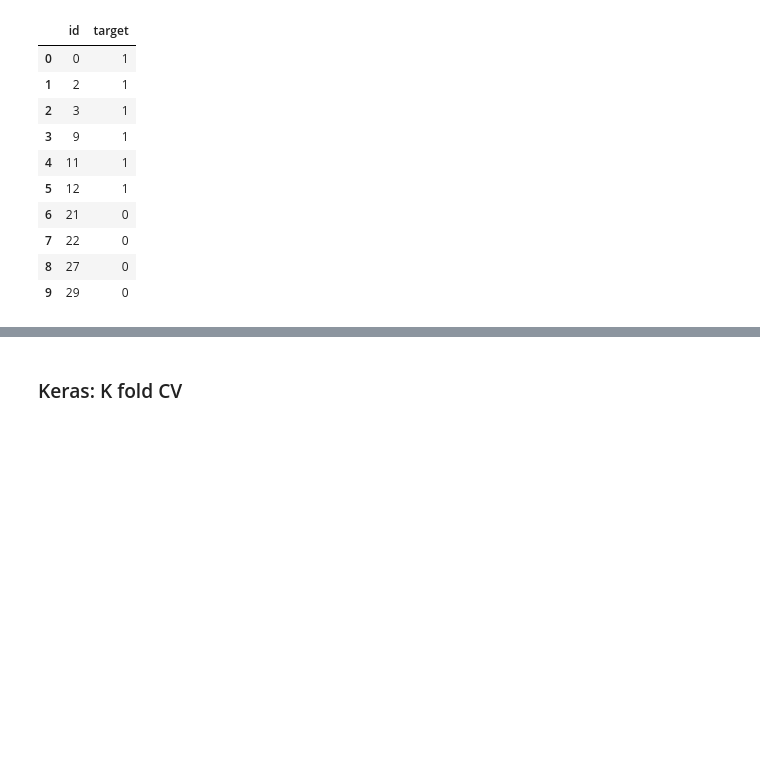
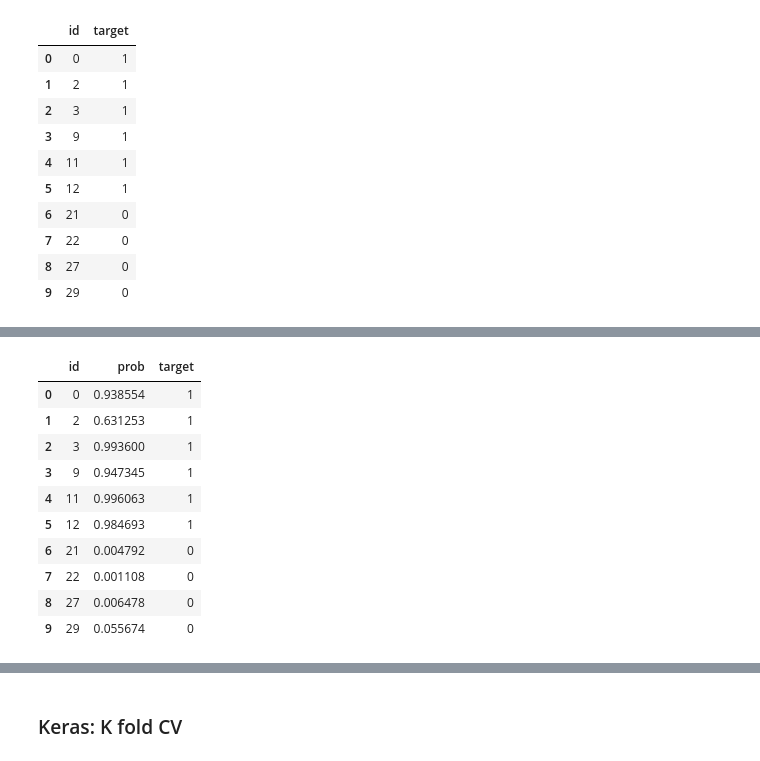
Before and after one commit to milemarchese/OrganizacionDeDatos, a Jupyter notebook: TP2/Modelos Mauro.ipynb, the cells around one changed output, grey strips where cells are left out. Drawn from its saved outputs; the diff is of its cells as text; code cells hidden in the pictures; blank space fills up the shorter version.

Commit message:
Agrego modelo de submit con glove_wiki
pendiente glove con twitter, ver para submit

```diff
--- a/TP2/Modelos Mauro.ipynb
+++ b/TP2/Modelos Mauro.ipynb
@@ -96,6 +122,12 @@ tweets_metrics['mentions_count'] = mentions['text'].apply(lambda x: len(x))
 hashtags = tweets_metrics['text'].str.findall(r'#[^?\s].*?(?=\s|$)')
 tweets_metrics['hashtags_count'] = hashtags.apply(lambda x: len(x))
 tweets_metrics['longest_word_length_without_stopwords'] = tweets_metrics['text_without_stopwords'].apply(lambda x: ([len(word) for word in str(x).lower().split() if not word.startswith('http')])).apply(lambda x: max(x) if len(x) > 0 else 0)
+tweets_metrics['stopword_word_ratio'] = tweets_metrics['stopwords_count'] / tweets_metrics['amount_of_words']
+
+tweets_metrics['adjectives_count'] = tweets_metrics['text'].apply(get_adjectives)
+tweets_metrics['nouns_count'] = tweets_metrics['text'].apply(get_nouns)
+tweets_metrics['verbs_count'] = tweets_metrics['text'].apply(get_verbs)
+tweets_metrics['adverbs_count'] = tweets_metrics['text'].apply(get_adverbs)
 
 tweets_metrics.head()
 # %% [output]
@@ -649,0 +744,16 @@ Una mierda
+# %%
+from keras.models import Sequential
+from keras.layers import Dropout, Flatten
+from keras import layers
+#embedding_dim = 100
+
+model = Sequential()
+model.add(layers.Embedding(vocab_size, embedding_dim, input_length=maxlen, weights=[embedding_matrix], trainable=True))
+model.add(layers.Conv1D(128, 5, activation='relu'))
+model.add(layers.GlobalMaxPooling1D())
+model.add(layers.Dense(10, activation='relu'))
+model.add(layers.Dense(1, activation='sigmoid'))
+model.compile(optimizer='adam',
+              loss='binary_crossentropy',
+              metrics=['accuracy'])
+model.summary()
@@ -649,0 +779,14 @@ Una mierda
+# %%
+from keras.callbacks import EarlyStopping
+callback = EarlyStopping(monitor = 'val_loss', patience = 5)
+
+history = model.fit(x_train, y_train,
+                    epochs=15,
+                    verbose=1,
+                    validation_data=(x_test, y_test),
+                    batch_size=65,
+                    callbacks = [callback])
+loss, accuracy = model.evaluate(x_train, y_train, verbose=False)
+print("Training Accuracy: {:.4f}".format(accuracy))
+loss, accuracy = model.evaluate(x_test, y_test, verbose=False)
+print("Testing Accuracy:  {:.4f}".format(accuracy))
@@ -649,0 +811,18 @@ Una mierda
+# %%
+submission1 = pd.DataFrame()
+submission1['id'] = test['id']
+submission1['prob'] = model.predict(x_test_kagle)
+submission1['target'] = submission1['prob'].apply(lambda x: 0 if x < .5 else 1)
+submission1.head(10)
+# %% [output]
+|  | id | prob | target |
+| 0 | 0 | 0.938554 | 1 |
+| 1 | 2 | 0.631253 | 1 |
+| 2 | 3 | 0.993600 | 1 |
+| 3 | 9 | 0.947345 | 1 |
+| 4 | 11 | 0.996063 | 1 |
+| 5 | 12 | 0.984693 | 1 |
+| 6 | 21 | 0.004792 | 0 |
+| 7 | 22 | 0.001108 | 0 |
+| 8 | 27 | 0.006478 | 0 |
+| 9 | 29 | 0.055674 | 0 |
```
Also changed, not shown: parts of 17 cells of this notebook, 2 other files.
